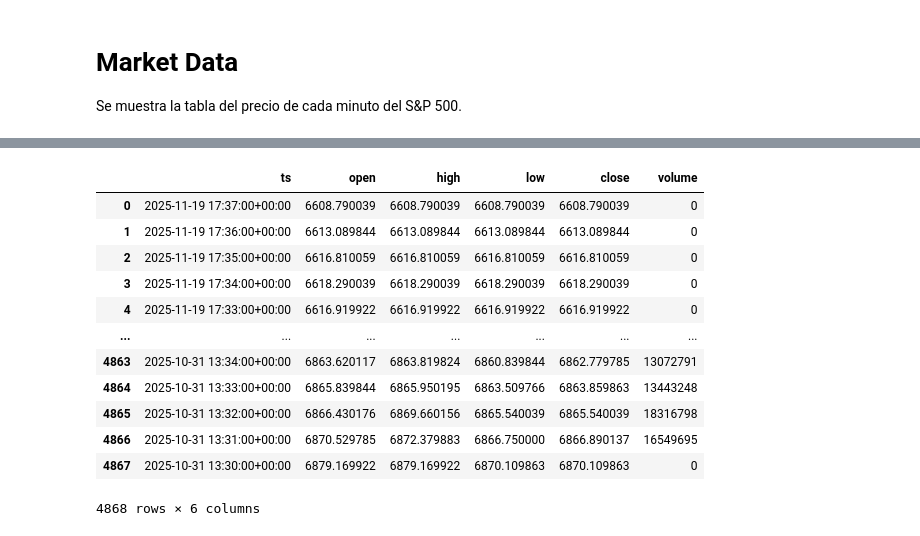
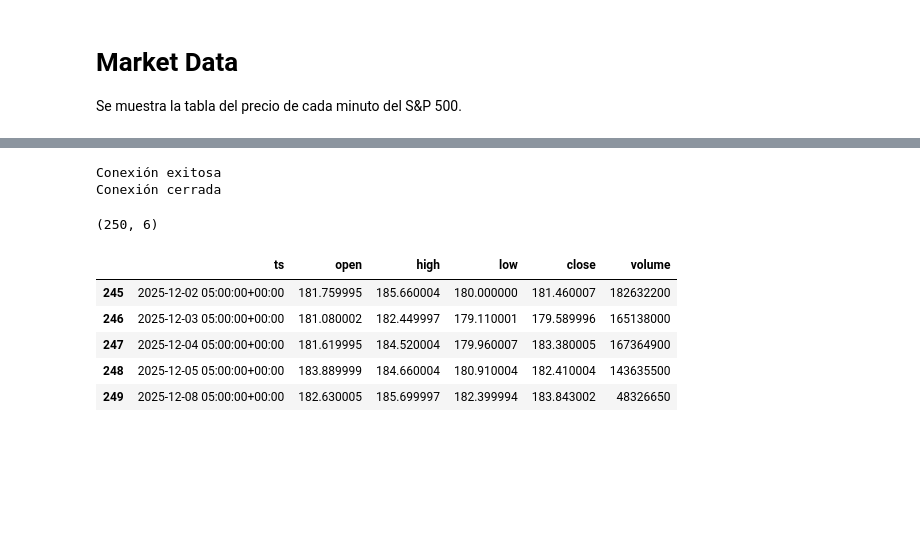
Before and after one commit to heritaco/Apache-Airflow-3.1.1-for-HOCV-Stocks-with-Yahoo-Finance-API, a Jupyter notebook: demo/market data.ipynb, the cells around one changed output, grey strips where cells are left out. Cells and saved outputs as stored; diff of their text form; code cells hidden in the pictures; blank space fills up the shorter version.

```diff
--- a/demo/market data.ipynb
+++ b/demo/market data.ipynb
@@ -140,16 +9,16 @@ sp500
-# %%
-gspc
-# %% [output]
-|  | ts | open | high | low | close | volume |
-| 0 | 2025-11-19 17:37:00+00:00 | 6608.790039 | 6608.790039 | 6608.790039 | 6608.790039 | 0 |
-| 1 | 2025-11-19 17:36:00+00:00 | 6613.089844 | 6613.089844 | 6613.089844 | 6613.089844 | 0 |
-| 2 | 2025-11-19 17:35:00+00:00 | 6616.810059 | 6616.810059 | 6616.810059 | 6616.810059 | 0 |
-| 3 | 2025-11-19 17:34:00+00:00 | 6618.290039 | 6618.290039 | 6618.290039 | 6618.290039 | 0 |
-| 4 | 2025-11-19 17:33:00+00:00 | 6616.919922 | 6616.919922 | 6616.919922 | 6616.919922 | 0 |
-| ... | ... | ... | ... | ... | ... | ... |
-| 4863 | 2025-10-31 13:34:00+00:00 | 6863.620117 | 6863.819824 | 6860.839844 | 6862.779785 | 13072791 |
-| 4864 | 2025-10-31 13:33:00+00:00 | 6865.839844 | 6865.950195 | 6863.509766 | 6863.859863 | 13443248 |
-| 4865 | 2025-10-31 13:32:00+00:00 | 6866.430176 | 6869.660156 | 6865.540039 | 6865.540039 | 18316798 |
-| 4866 | 2025-10-31 13:31:00+00:00 | 6870.529785 | 6872.379883 | 6866.750000 | 6866.890137 | 16549695 |
-| 4867 | 2025-10-31 13:30:00+00:00 | 6879.169922 | 6879.169922 | 6870.109863 | 6870.109863 | 0 |
-4868 rows × 6 columns
+# %%
+nvda = actidb.fetch(QUERY)
+# %% [output]
+Conexión exitosa
+Conexión cerrada
+# %%
+print(nvda.shape)
+nvda.tail()
+# %% [output]
+(250, 6)
+|  | ts | open | high | low | close | volume |
+| 245 | 2025-12-02 05:00:00+00:00 | 181.759995 | 185.660004 | 180.000000 | 181.460007 | 182632200 |
+| 246 | 2025-12-03 05:00:00+00:00 | 181.080002 | 182.449997 | 179.110001 | 179.589996 | 165138000 |
+| 247 | 2025-12-04 05:00:00+00:00 | 181.619995 | 184.520004 | 179.960007 | 183.380005 | 167364900 |
+| 248 | 2025-12-05 05:00:00+00:00 | 183.889999 | 184.660004 | 180.910004 | 182.410004 | 143635500 |
+| 249 | 2025-12-08 05:00:00+00:00 | 182.630005 | 185.699997 | 182.399994 | 183.843002 | 48326650 |
```
Also changed, not shown: parts of 14 cells of this notebook, 4 other files.
